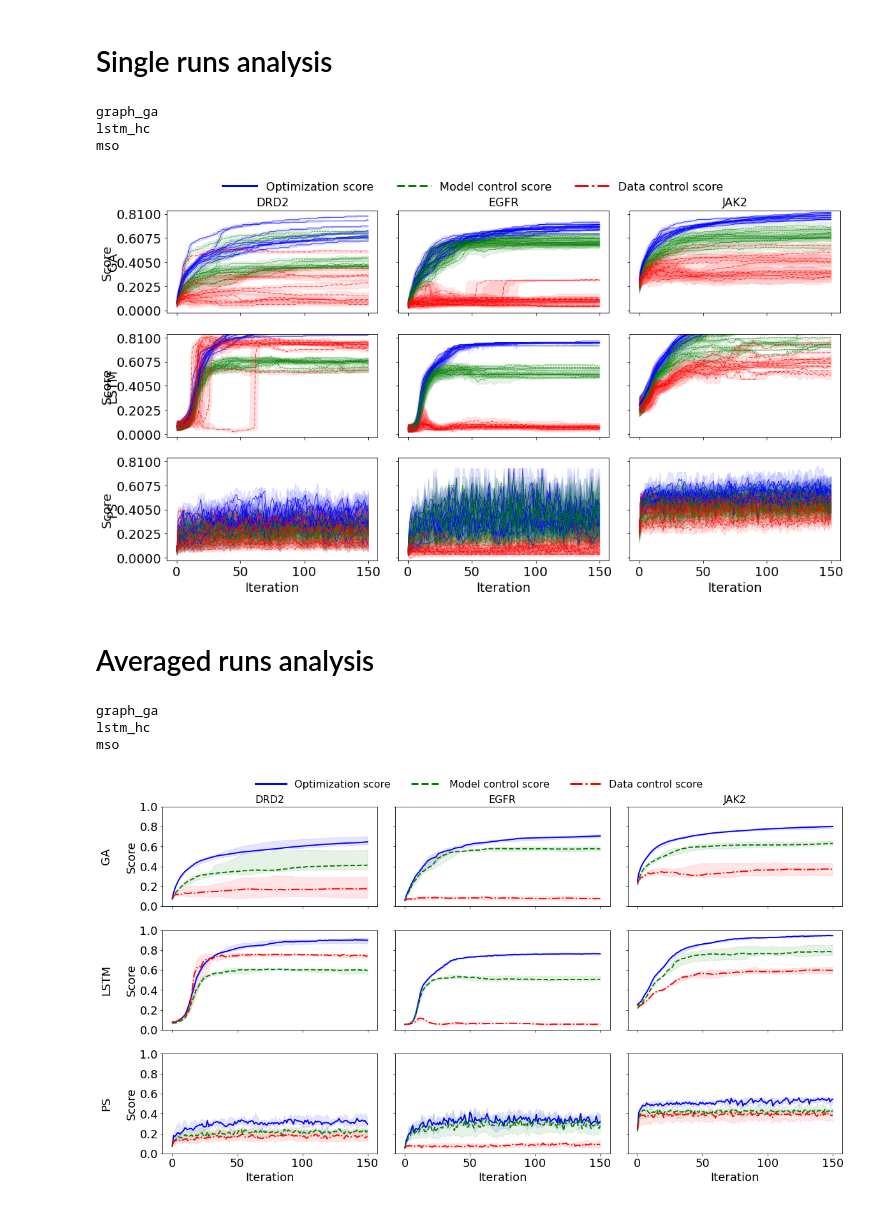
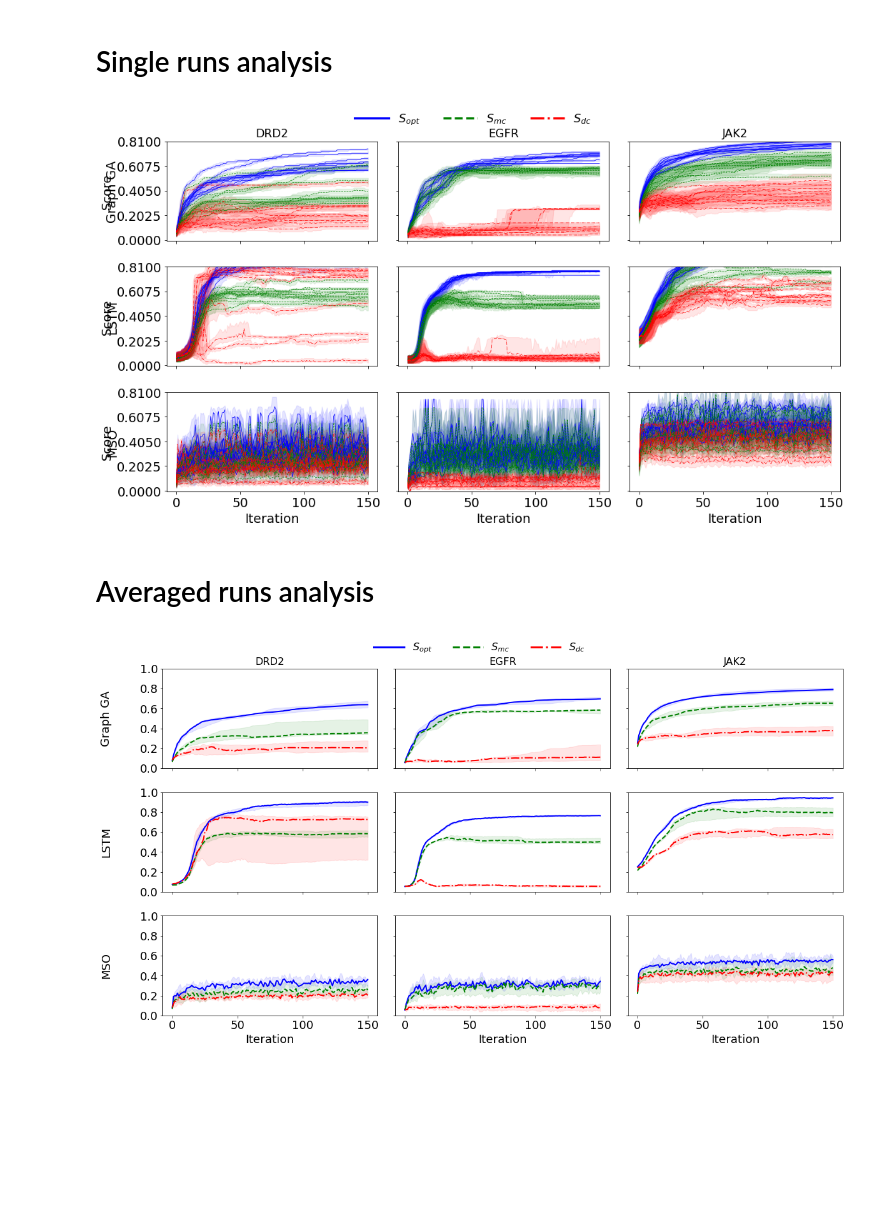
Before and after one commit to Sanofi-Public/IDD-papers-avoiding_failure_modes, a Jupyter notebook: run_analysis.ipynb, the cells around one changed output. Saved outputs shown, nothing was run; the diff lists cells and outputs as text; code cells hidden in the pictures; blank space fills up the shorter version.

```diff
--- a/run_analysis.ipynb
+++ b/run_analysis.ipynb
@@ -2,7 +2,7 @@
 # Visualize runs
 # %%
 # run directory where results where stored
-run_directory = 'results/definitive_chembl/'
+run_directory = 'results/original_start_from_dataset/'
 # %% [markdown]
 ## Results including single runs
 # %%
@@ -345,8 +122,8 @@ chid2name = dict(zip(assay_info['AssayID'], assay_info['TargetName']))
 # The predictions for OS, MCS and DCS are saved in dictionaries with these keys
 # These dictionaries map these identifiers to more readable strings, colors/linestyles used in plots
 order = ('Split1', 'Split1_alt', 'Split2')
-legend_dict = dict(zip(order, ['Optimization score', 'Model control score', 'Data control score']))
-opt_dict = {'graph_ga': 'GA', 'lstm_hc': 'LSTM', 'mso': 'PS'}
+legend_dict = dict(zip(order, [r'$S_{opt}$', r'$S_{mc}$', r'$S_{dc}$']))
+opt_dict = {'graph_ga': 'Graph GA', 'lstm_hc': 'LSTM', 'mso': 'MSO'}
 col_dict = dict(zip(order, ['blue', 'green', 'red']))
 col_dict2 = dict(zip(order, ['cyan', 'magenta', 'green']))
 ls_dict = dict(zip(order, ['-', '--', '-.']))
@@ -355,42 +132,11 @@ ls_dict = dict(zip(order, ['-', '--', '-.']))
 # go one step down in tree to get the name of some optimizer ('graph_ga' or 'lstm_hc')
 chids = sorted(os.listdir(run_directory + 'graph_ga'))
 
-columns = ['AssayID', 'TargetName', 'TargetID']
-rows = [('CHEMBL3888429', 'JAK2', 'CHEMBL2971'),
-        ('CHEMBL1909203', 'EGFR', 'CHEMBL203'),
-        ('CHEMBL1909140', 'DRD2', 'CHEMBL217'),
-        ('CHEMBL1794345', 'Pla. Fal.', 'CHEMBL364'),
-        ('CHEMBL1741322', 'Cytochrome', 'CHEMBL3356'),
-        ('CHEMBL1963961', 'CCRF-CEM', 'CHEMBL382')]
-assay_info = pd.DataFrame(rows, columns=columns)
-# display(assay_info)
-
-# dictionary to convert chemblID to readable name
-chid2name = dict(zip(assay_info['AssayID'], assay_info['TargetName']))
-
-# The predictions for OS, MCS and DCS are saved in dictionaries with these keys
-# These dictionaries map these identifiers to more readable strings, colors/linestyles used in plots
-order = ('Split1', 'Split1_alt', 'Split2')
-legend_dict = dict(zip(order, ['Optimization score', 'Model control score', 'Data control score']))
-opt_dict = {'graph_ga': 'GA', 'lstm_hc': 'LSTM', 'mso': 'PS'}
-col_dict = dict(zip(order, ['blue', 'green', 'red']))
-col_dict2 = dict(zip(order, ['cyan', 'magenta', 'green']))
-ls_dict = dict(zip(order, ['-', '--', '-.']))
-
-# get chembl identifiers used in experiments
-# go one step down in tree to get the name of some optimizer ('graph_ga' or 'lstm_hc')
-chids = sorted(os.listdir(run_directory + 'graph_ga'))
-# get some stats on these assays
-
-
 # get mean and std of all the classifiers trained for dataset
 optimizers = sorted([o.name for o in results_dir.iterdir() if o.is_dir()])
 # %% [markdown]
 # Single runs analysis
 # %%
-#chids = ['CHEMBL3888429', 'CHEMBL3888429']
-#title_dict = ['ALDH1', 'JAK2 cleaned']
-#optimizers = ['graph_ga', 'lstm_hc', 'mso']
 auc_title = False # whether or not to include auc in plot
 lw = 0.7 # line width
 nrows = 3 # for two optimizers
@@ -399,10 +145,9 @@ ncols = len(chids) # for the number of tasks
 
 fig, axes = plt.subplots(nrows=nrows, ncols=ncols, figsize=(5*ncols, 2.75*nrows), sharex=True, sharey=True)
 for r_idx, optimizer in enumerate(optimizers):
-    print(optimizer)
     for c_idx, chid in enumerate(chids):
         ax = axes[r_idx][c_idx]
-        preds_internal, preds_external, auc, _, = load_chid(
+        preds_internal, preds_external, auc, _, _ = load_chid(
             results_dir/optimizer/chid, order)
 
         plot_wrapper(preds_internal, median_score_single, name='median_score_single', col_dict=col_dict, legend_dict=legend_dict, ls_dict=ls_dict, alpha_dict = dict(zip(order, [0.1, 0.1, 0.1])), ax=ax, legend=False, lw=lw)
@@ -414,38 +159,35 @@ for r_idx, optimizer in enumerate(optimizers):
         ax.set_yticks(yticks)
 
 # set axes labels
 for i in range(nrows):
     axes[i][0].set_ylabel('Score')
 
 for i in range(ncols):
     axes[-1][i].set_xlabel('Iteration')
 
 # set titles to denote tasks
 for i, chid in enumerate(chids):
     title = chid2name.get(chid, chid)
     #title += f' ({aucs[chid][0]:.2f})'
     axes[0][i].set_title(title, fontsize=16)
 
 # create legend
 custom_lines = [Line2D([0], [0], color=col_dict[k], lw=3, ls=ls_dict[k]) for k in col_dict.keys()]
 lgd = fig.legend(custom_lines, list(legend_dict.values()), loc='upper center', ncol=3, bbox_to_anchor=(0.5, 1.03), frameon=False, fontsize=16,handlelength=3)
 
 # add optimizer info by adding text
 text_fields = []
 xtext = -55
 for i, optimizer in enumerate(optimizers):
     txt = axes[i][0].text(xtext, sum(axes[i][0].get_ylim()) /2 , opt_dict[optimizer], rotation=90, verticalalignment='center')
     text_fields.append(txt)
 
 fig.tight_layout()
 
 if write or True:
-    plt.savefig('median_scores_trajectories.pdf', bbox_extra_artists=[lgd]+text_fields, bbox_inches='tight')
+    plt.savefig('figures/median_scores_trajectories.pdf', bbox_extra_artists=[lgd]+text_fields, bbox_inches='tight')
 # %% [output]
-graph_ga
-lstm_hc
-mso
-[figure, old version]
+[figure, new version]
 # %% [markdown]
 # Averaged runs analysis
 # %%
@@ -457,10 +199,9 @@ ncols = len(chids) # for the number of tasks
 
 fig, axes = plt.subplots(nrows=nrows, ncols=ncols, figsize=(5.5*ncols, 3*nrows), sharex=True, sharey=True)
 for r_idx, optimizer in enumerate(optimizers):
-    print(optimizer)
     for c_idx, chid in enumerate(chids):
         ax = axes[r_idx][c_idx]
-        preds_internal, preds_external, auc, _, = load_chid(
+        preds_internal, preds_external, auc, _, _ = load_chid(
             results_dir/optimizer/chid, order)
 
         plot_wrapper(preds_internal, median_score_compound, name='median_score_compound', col_dict=col_dict, alpha_dict = dict(zip(order, [0.1, 0.1, 0.1])), legend_dict=legend_dict, ls_dict=ls_dict, ax=ax, legend=False, lw=lw)
@@ -476,8 +217,8 @@ for r_idx, optimizer in enumerate(optimizers):
         ax.set_yticks(yticks)
 
 # set axes labels
-for i in range(nrows):
-    axes[i][0].set_ylabel('Score')
+#for i in range(nrows):
+#    axes[i][0].set_ylabel('Score')
 
 for i in range(ncols):
     axes[-1][i].set_xlabel('Iteration')
@@ -501,9 +242,6 @@ for i, optimizer in enumerate(optimizers):
     text_fields.append(txt)
 
 fig.tight_layout()
-plt.savefig('figures/median_scores_new_datasets_start_from_chembl.pdf', bbox_inches='tight')
+plt.savefig('figures/median_scores.pdf', bbox_inches='tight')
 # %% [output]
-graph_ga
-lstm_hc
-mso
-[figure, old version]
+[figure, new version]
```
Also changed, not shown: parts of 5 cells of this notebook, 52 other files.
